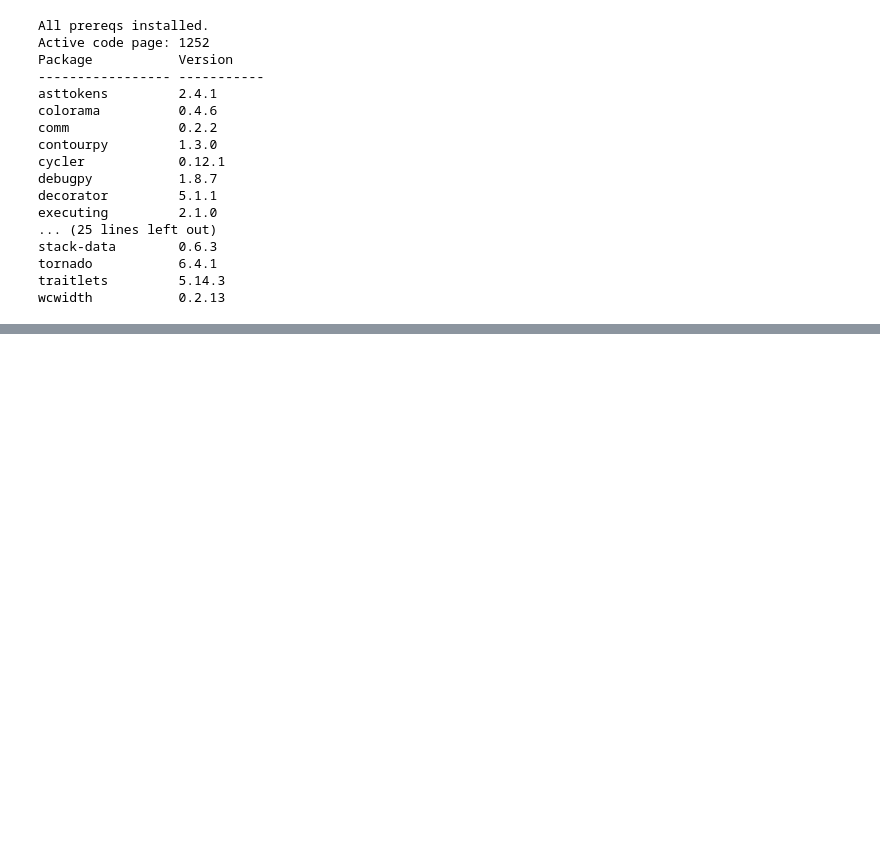
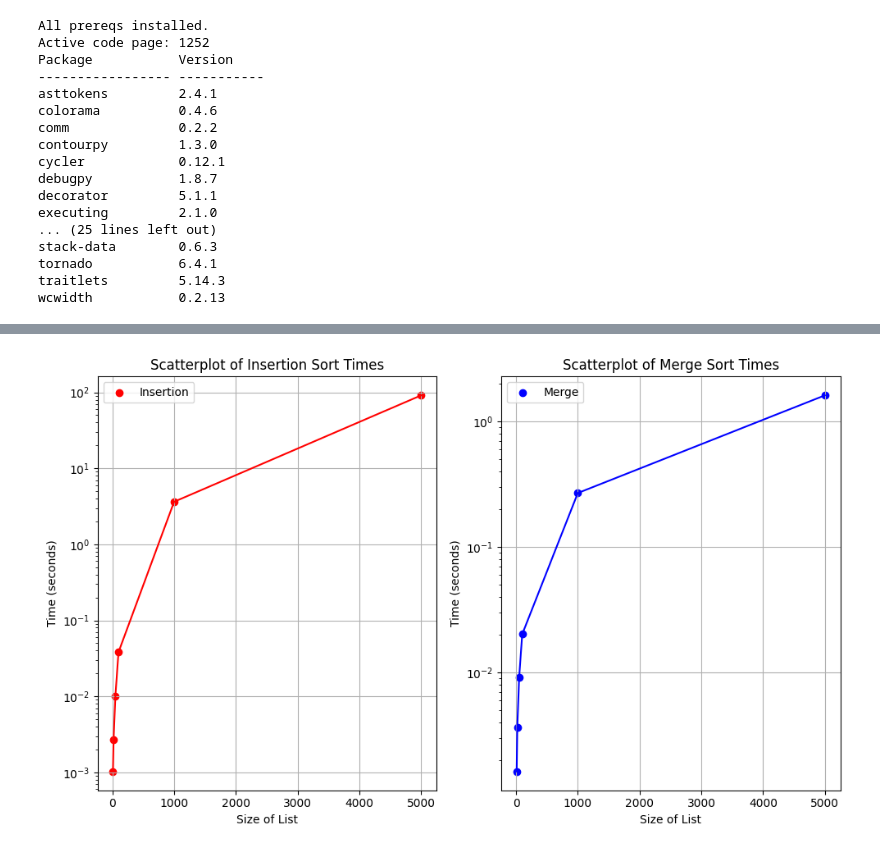
Before and after one commit to trentrueckert/web-project-03-trentrueckert, a Jupyter notebook: pyplot.ipynb, the cells around one changed output, grey strips where cells are left out. Saved outputs shown, nothing was run; the diff lists cells and outputs as text; code cells hidden in the pictures; blank space fills up the shorter version.

```diff
--- a/pyplot.ipynb
+++ b/pyplot.ipynb
@@ -70,0 +140,32 @@ merge_sort_times = [0.00161889999999687, 0.003635600000009731, 0.009065500000005
+# %%
+sizes = [10, 20, 50, 100, 1000, 5000]
+insertion_sort_times = [0.0010252999999999998, 0.0027026999999999954, 0.010147200000000002, 0.0381137, 3.6303399, 91.2180796]
+merge_sort_times = [0.00161889999999687, 0.003635600000009731, 0.0090655000000055, 0.020108000000007564, 0.2687474000000094, 1.6147050999999948]
+
+# Create the insertion scatterplot
+plt.figure(figsize=(10, 6))
+plt.subplot(1, 2, 1)
+plt.plot(sizes, insertion_sort_times, color='red')
+plt.scatter(sizes, insertion_sort_times, color='red', label='Insertion', marker='o')
+plt.title('Scatterplot of Insertion Sort Times')
+plt.xlabel('Size of List')
+plt.ylabel('Time (seconds)')
+plt.yscale('log')
+plt.legend()
+plt.grid()
+
+# Create the merge scatterplot
+plt.subplot(1, 2, 2)
+plt.plot(sizes, merge_sort_times, color='blue')
+plt.scatter(sizes, merge_sort_times, color='blue', label='Merge', marker='o')
+plt.title('Scatterplot of Merge Sort Times')
+plt.xlabel('Size of List')
+plt.ylabel('Time (seconds)')
+plt.yscale('log')
+plt.legend()
+plt.grid()
+
+plt.tight_layout()
+plt.show()
+# %% [output]
+[figure, added]
```
Also changed, not shown: parts of 8 cells of this notebook.
